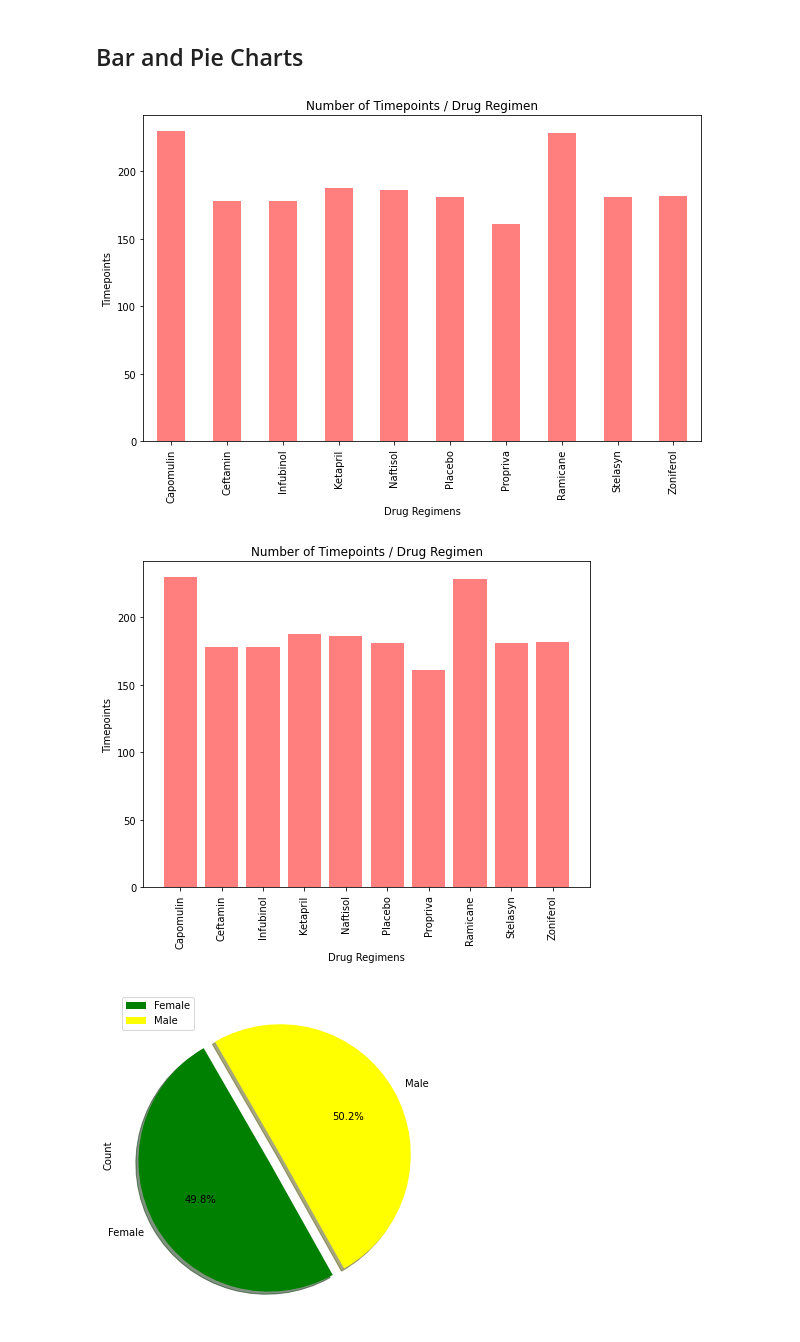
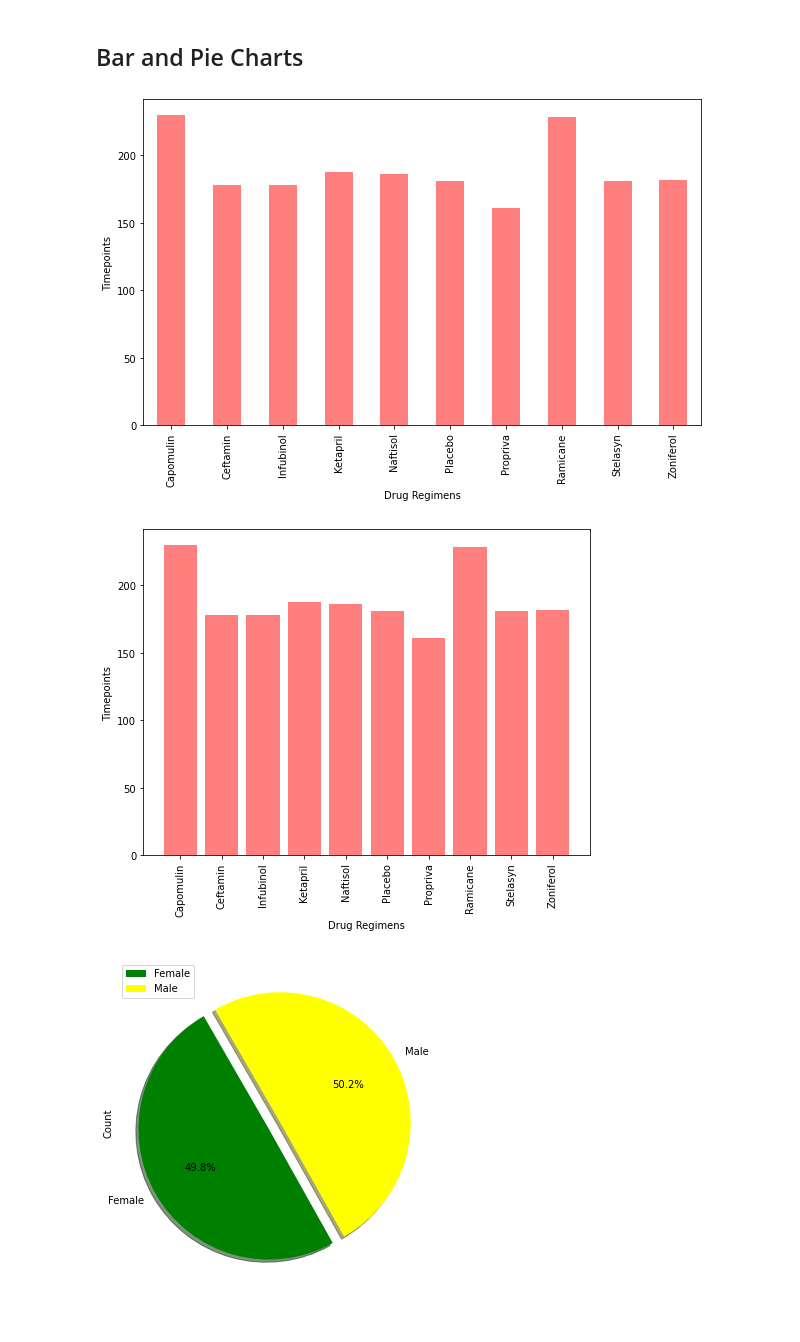
Before and after one commit to serdar-bayramov/Matplotlib-Challenge, a Jupyter notebook: main.ipynb, the cells around one changed output. Drawn from its saved outputs; the diff is of its cells as text; code cells hidden in the pictures.

```diff
--- a/main.ipynb
+++ b/main.ipynb
@@ -106,32 +105,28 @@ stats_summary_df1
 # Generate a bar plot showing the total number of timepoints for all mice tested for each drug regimen using Pandas.
 timepoint_count = combined_df.groupby(['Drug Regimen'])['Mouse ID'].count()
 timepoint_count.plot(kind="bar", figsize=(10,6), color='r', alpha=0.5, align="center")
-plt.title("Number of Timepoints / Drug Regimen")
 plt.xlabel("Drug Regimens")
 plt.ylabel("Timepoints")
 plt.show()
 # %% [output]
-[figure, old version]
+[figure, new version]
 # %%
 # Generate a bar plot showing the total number of timepoints for all mice tested for each drug regimen using pyplot
 user = list(timepoint_count)
 x_axis = np.arange(len(user))
 x_axis_names = list(combined_df['Drug Regimen'].unique())
 
 plt.bar(x_axis,user, color='r', alpha=0.5, align="center")
-
-tick_locations = x_axis
 tick_labels = ['Capomulin','Ceftamin','Infubinol','Ketapril','Naftisol','Placebo','Propriva','Ramicane',
               'Stelasyn','Zoniferol']
 plt.xticks(tick_locations, tick_labels)
-plt.rcParams["figure.figsize"] = (8,6)
+plt.rcParams["figure.figsize"] = (6,6)
 plt.xticks(rotation=90)
-plt.title("Number of Timepoints / Drug Regimen")
 plt.xlabel("Drug Regimens")
 plt.ylabel("Timepoints")
 plt.show()
 # %% [output]
-[figure, old version]
+[figure, new version]
 # %%
 # Generate a pie plot showing the distribution of female versus male mice using Pandas
 gender_df = combined_df.groupby(['Sex','Mouse ID']).size()
```
Also changed, not shown: parts of 10 cells of this notebook.
